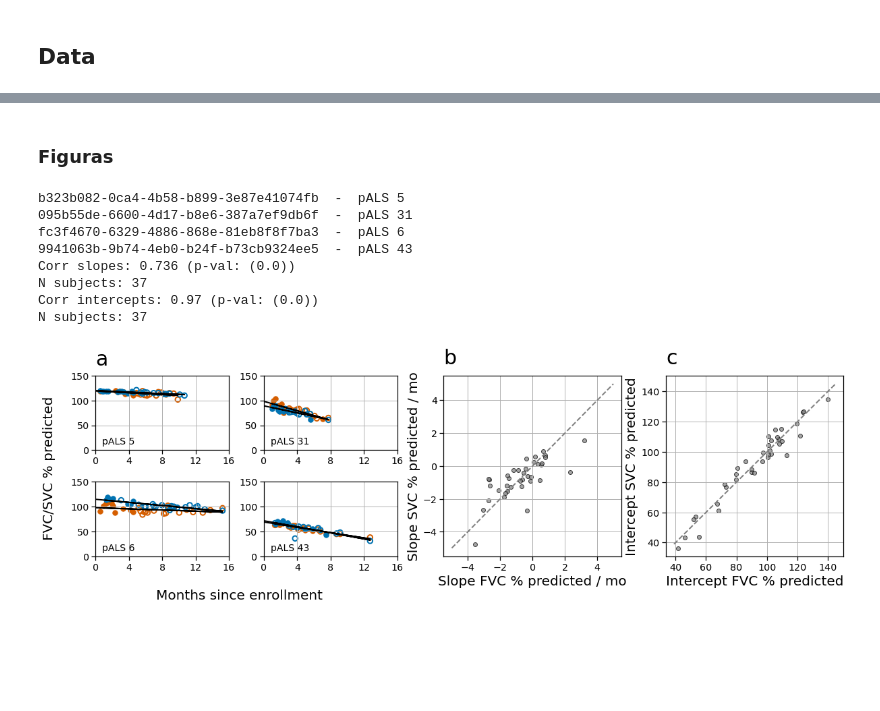
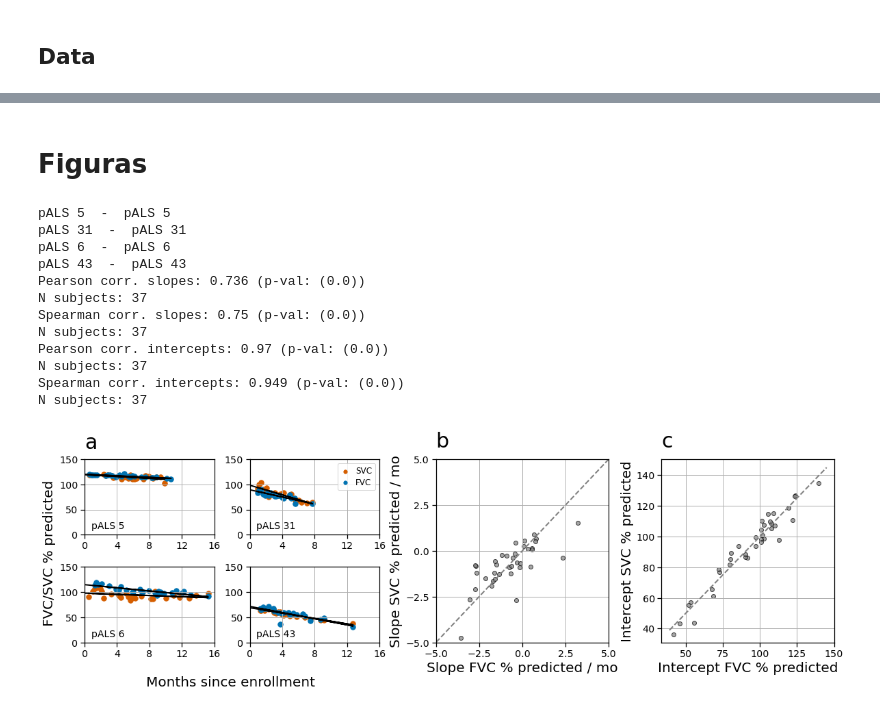
Before and after one commit to EverythingALS/ReliableMonitoringRPFTALS, a Jupyter notebook: Figure 2 - FVC vs SVC.ipynb, the cells around one changed output, grey strips where cells are left out. Cells and saved outputs as stored; diff of their text form; code cells hidden in the pictures; blank space fills up the shorter version.

```diff
--- a/Figure 2 - FVC vs SVC.ipynb
+++ b/Figure 2 - FVC vs SVC.ipynb
@@ -17,6 +17,11 @@ import utils
 
 # Config
 sns.set_context('notebook', font_scale=1.3)
+# %%
+%matplotlib inline
+plt.rcParams['savefig.transparent'] = False  # Ensure no transparency in saved figures
+plt.rcParams['figure.facecolor'] = 'white'   # Set the figure background to white
+plt.rcParams['axes.facecolor'] = 'white'
 # %% [markdown]
 ## Functions
 # %%
@@ -211,2 +211,2 @@ N sessions: 955
 # %% [markdown]
-### Figuras
+# Figuras
@@ -220,18 +213,29 @@ patient_sorted = [
 # %%
 # Figura
 TIME_COL = 'months_since_first_session'
+
+patient_sorted = [
+    'pALS 5',
+    'pALS 31',
+    'pALS 6',
+    'pALS 43',
+]
 
 plot_trajectory_panels_fig2(
                         df_data,
                         patient_sorted,
                         figsize=(16, 5))
 # %% [output]
-b323b082-0ca4-4b58-b899-3e87e41074fb  -  pALS 5
-095b55de-6600-4d17-b8e6-387a7ef9db6f  -  pALS 31
-fc3f4670-6329-4886-868e-81eb8f8f7ba3  -  pALS 6
-9941063b-9b74-4eb0-b24f-b73cb9324ee5  -  pALS 43
-Corr slopes: 0.736 (p-val: (0.0))
+pALS 5  -  pALS 5
+pALS 31  -  pALS 31
+pALS 6  -  pALS 6
+pALS 43  -  pALS 43
+Pearson corr. slopes: 0.736 (p-val: (0.0))
 N subjects: 37
-Corr intercepts: 0.97 (p-val: (0.0))
+Spearman corr. slopes: 0.75 (p-val: (0.0))
 N subjects: 37
+Pearson corr. intercepts: 0.97 (p-val: (0.0))
+N subjects: 37
+Spearman corr. intercepts: 0.949 (p-val: (0.0))
+N subjects: 37
-[figure, old version]
+[figure, new version]
```
Also changed, not shown: parts of 4 cells of this notebook, 14 other files.
